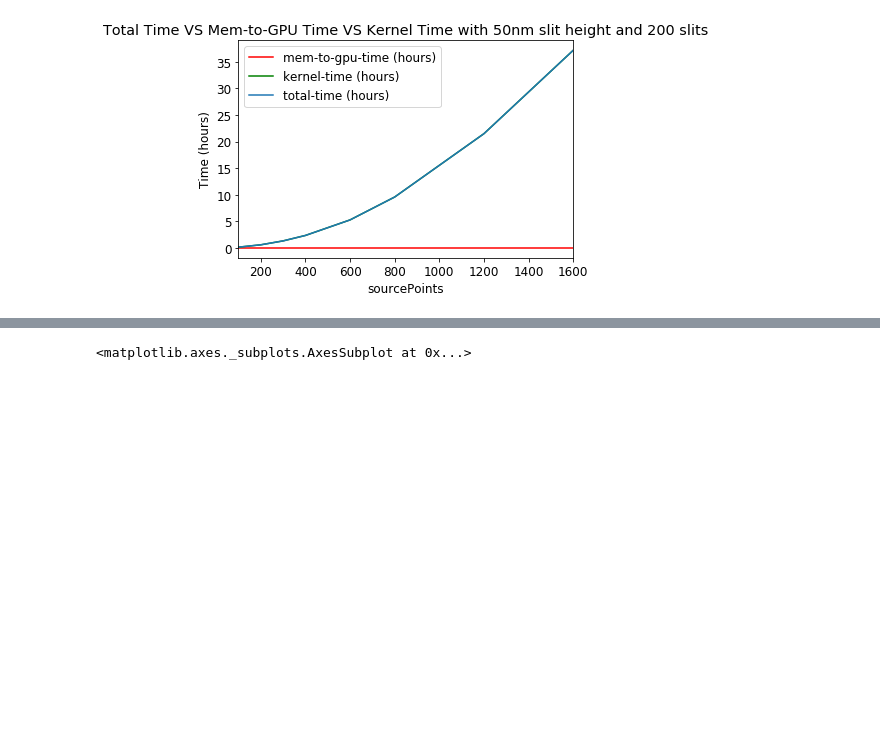
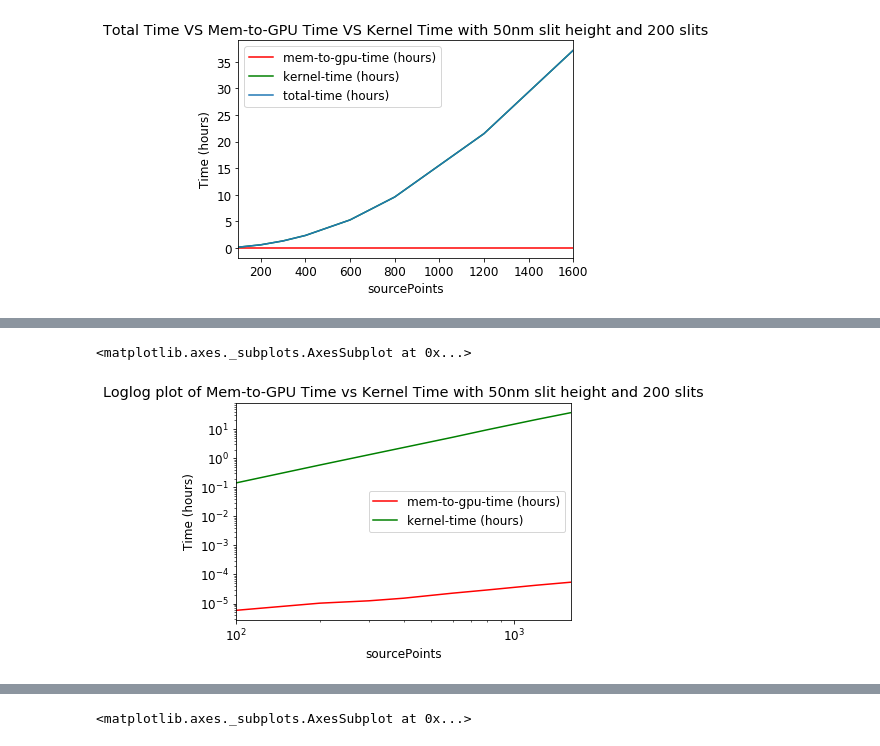
Before and after one commit to gtoledorodriguez/XRay-Optics-Simulation, a Jupyter notebook: notes/gpu-memory-usage/gpu-memory-test-stats.ipynb, the cells around one changed output, grey strips where cells are left out. Drawn from its saved outputs; the diff is of its cells as text; code cells hidden in the pictures; blank space fills up the shorter version.

Commit message:
add log and loglog

```diff
--- a/notes/gpu-memory-usage/gpu-memory-test-stats.ipynb
+++ b/notes/gpu-memory-usage/gpu-memory-test-stats.ipynb
@@ -81,3 +94,16 @@ df.plot(kind='line',x='sourcePoints',y='kernel-time (hours)', color='green', ax=
+# %%
+plt.title("Loglog plot of Mem-to-GPU Time vs Kernel Time with 50nm slit height and 200 slits")
+plt.rcParams["font.size"] = 12
+plt.tick_params(labelsize=12)
+
+plt.ylabel("Time (hours)")
+
+ax = plt.gca()
+df.plot(loglog=True, logy=True, kind='line',x='sourcePoints',y='mem-to-gpu-time (hours)', color='red', ax=ax)
+df.plot(loglog=True, logy=True, kind='line',x='sourcePoints',y='kernel-time (hours)', color='green', ax=ax)
+# %% [output]
+<matplotlib.axes._subplots.AxesSubplot at 0x...>
+[figure, added]
 # %%
 plt.title("Total bytes transferred between GPU and CPU")
 plt.rcParams["font.size"] = 12
```
Also changed, not shown: parts of 3 cells of this notebook.
